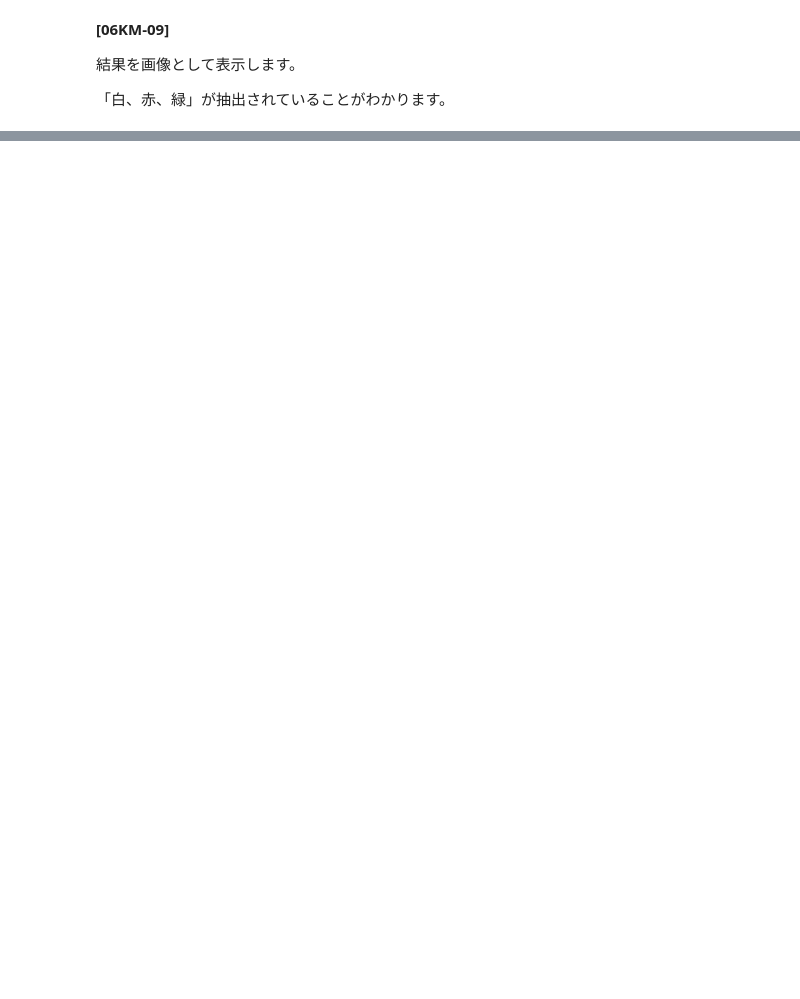
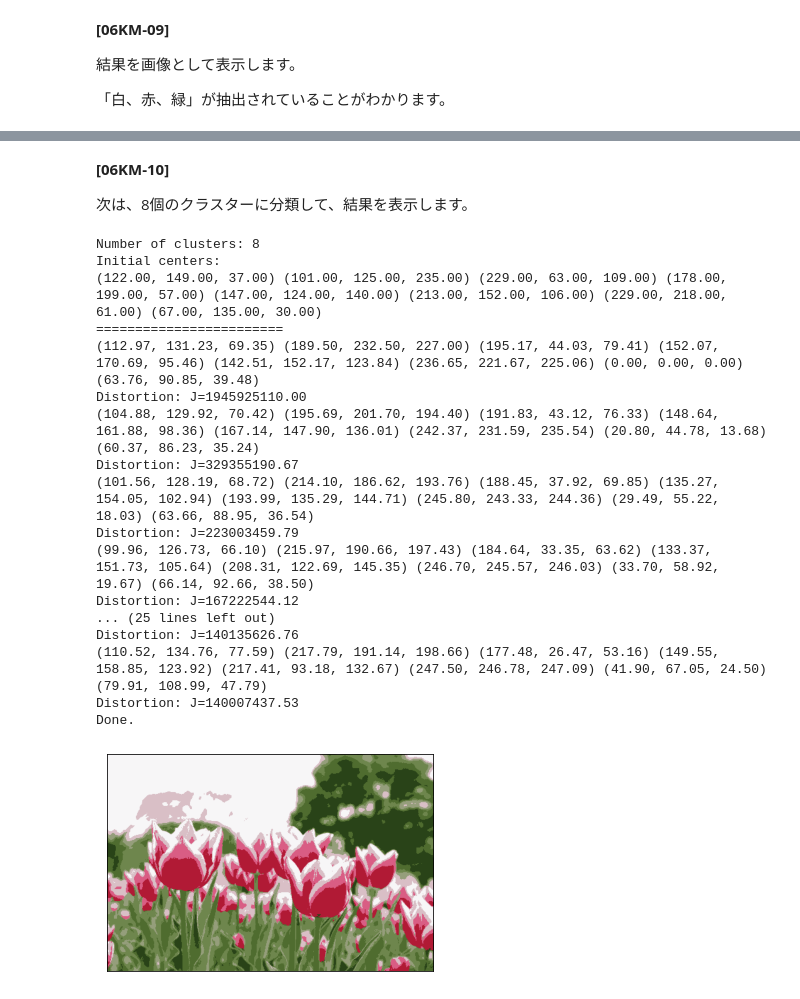
Before and after one commit to enakai00/colab_mlbook, a Jupyter notebook: 06-k_means.ipynb, the cells around one changed output, grey strips where cells are left out. Cells and saved outputs as stored; diff of their text form; code cells hidden in the pictures; blank space fills up the shorter version.

```diff
--- a/06-k_means.ipynb
+++ b/06-k_means.ipynb
@@ -189,0 +197,32 @@ _ = subplot.imshow(im)
+# %% [markdown]
+**[06KM-10]**
+
+次は、8個のクラスターに分類して、結果を表示します。
+# %%
+result = run_kmeans(pixels, 8)
+
+im.putdata(result)
+fig = plt.figure()
+subplot = fig.add_subplot(1, 1, 1)
+subplot.set_xticks([])
+subplot.set_yticks([])
+_ = subplot.imshow(im)
+# %% [output]
+Number of clusters: 8
+Initial centers:
+(122.00, 149.00, 37.00) (101.00, 125.00, 235.00) (229.00, 63.00, 109.00) (178.00, 199.00, 57.00) (147.00, 124.00, 140.00) (213.00, 152.00, 106.00) (229.00, 218.00, 61.00) (67.00, 135.00, 30.00)
+========================
+(112.97, 131.23, 69.35) (189.50, 232.50, 227.00) (195.17, 44.03, 79.41) (152.07, 170.69, 95.46) (142.51, 152.17, 123.84) (236.65, 221.67, 225.06) (0.00, 0.00, 0.00) (63.76, 90.85, 39.48)
+Distortion: J=1945925110.00
+(104.88, 129.92, 70.42) (195.69, 201.70, 194.40) (191.83, 43.12, 76.33) (148.64, 161.88, 98.36) (167.14, 147.90, 136.01) (242.37, 231.59, 235.54) (20.80, 44.78, 13.68) (60.37, 86.23, 35.24)
+Distortion: J=329355190.67
+(101.56, 128.19, 68.72) (214.10, 186.62, 193.76) (188.45, 37.92, 69.85) (135.27, 154.05, 102.94) (193.99, 135.29, 144.71) (245.80, 243.33, 244.36) (29.49, 55.22, 18.03) (63.66, 88.95, 36.54)
+Distortion: J=223003459.79
+(99.96, 126.73, 66.10) (215.97, 190.66, 197.43) (184.64, 33.35, 63.62) (133.37, 151.73, 105.64) (208.31, 122.69, 145.35) (246.70, 245.57, 246.03) (33.70, 58.92, 19.67) (66.14, 92.66, 38.50)
+Distortion: J=167222544.12
+... (25 lines left out)
+Distortion: J=140135626.76
+(110.52, 134.76, 77.59) (217.79, 191.14, 198.66) (177.48, 26.47, 53.16) (149.55, 158.85, 123.92) (217.41, 93.18, 132.67) (247.50, 246.78, 247.09) (41.90, 67.05, 24.50) (79.91, 108.99, 47.79)
+Distortion: J=140007437.53
+Done.
+[figure, added]
```
Also changed, not shown: parts of 8 cells of this notebook.
